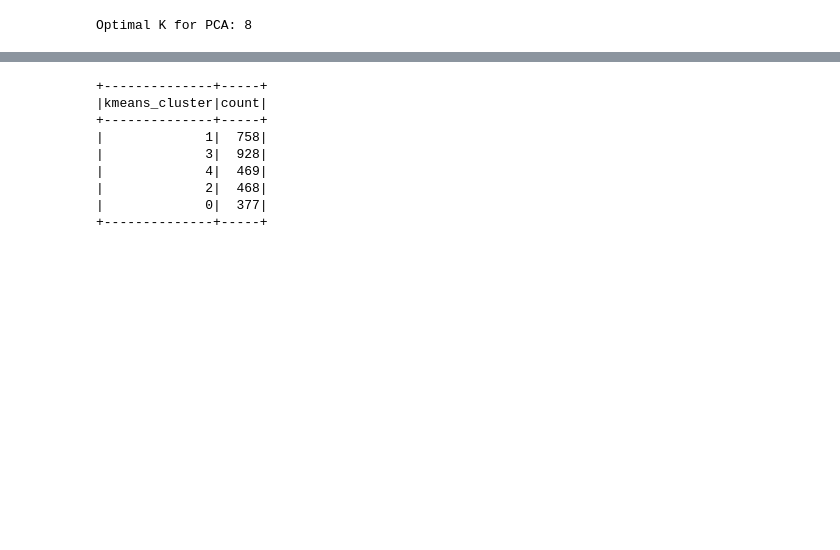
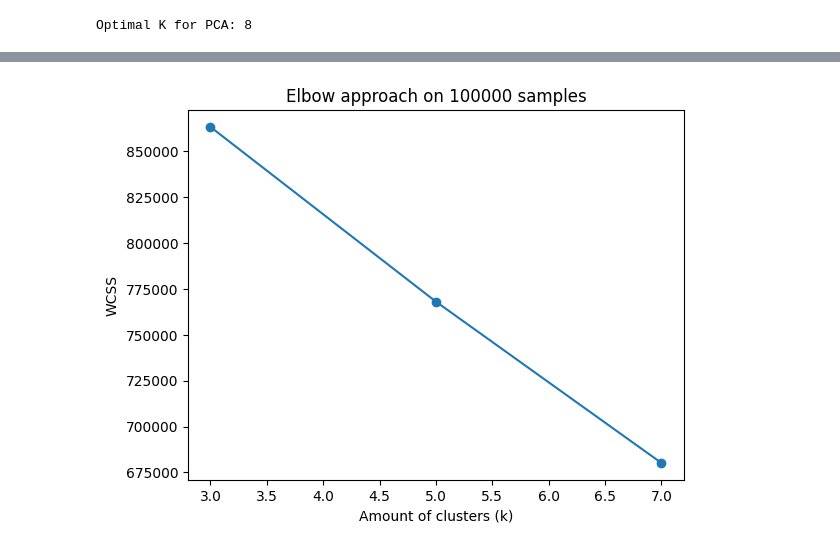
Before and after one commit to YPolina/Medicine, a Jupyter notebook: BELKA/ETL.ipynb, the cells around one changed output, grey strips where cells are left out. Cells and saved outputs as stored; diff of their text form; code cells hidden in the pictures; blank space fills up the shorter version.

```diff
--- a/BELKA/ETL.ipynb
+++ b/BELKA/ETL.ipynb
@@ -233,0 +335,9 @@ Traceback (most recent call last):
+# %%
+desc_columns = [col_name for col_name in flattened_data.columns if col_name != "id"]
+
+assembler = VectorAssembler(inputCols=desc_columns, outputCol="features")
+sampled_data_with_features = assembler.transform(flattened_data)
+# %%
+scaler = StandardScaler(inputCol="features", outputCol="scaled_features", withStd=True, withMean=True)
+scaler_model = scaler.fit(sampled_data_with_features)
+scaled_data = scaler_model.transform(sampled_data_with_features)
@@ -233,0 +348,4 @@ Traceback (most recent call last):
+# %%
+pca = PCA(k=8, inputCol="scaled_features", outputCol="pca_features")
+pca_model = pca.fit(scaled_data)
+reduced_data = pca_model.transform(scaled_data)
@@ -233,0 +359,26 @@ Traceback (most recent call last):
+# %%
+logging.basicConfig(level=logging.INFO, format="%(asctime)s - %(message)s")
+logger = logging.getLogger()
+
+costs = []
+ks = range(3, 8, 2)
+
+for k in ks:
+
+    logger.info(f"Starting clustering with k={k}")
+
+    try:
+        kmeans = KMeans(k=k, seed=42, featuresCol="pca_features", predictionCol="kmeans_cluster")
+        model = kmeans.fit(reduced_data)
+        clustered_data = model.transform(reduced_data)
+
+        wcss = model.summary.trainingCost
+
+        costs.append(wcss)
+
+        logger.info(f"WCSS for k={k}: {silhouette}")
+
+    except Exception as e:
+        logger.error(f"Error during clustering with k={k}: {e}")
+
+reduced_data.unpersist()
@@ -234,18 +393,8 @@ Traceback (most recent call last):
 # %%
 plt.plot(ks, costs, marker="o")
 plt.xlabel("Amount of clusters (k)")
-plt.ylabel("Silhouette Score")
-plt.title("Elbow approach on 3000 samples")
+plt.ylabel("WCSS")
+plt.title("Elbow approach on 100000 samples")
 plt.show()
+# %% [output]
+[figure, added]
-# %%
-clustered_data.groupBy("kmeans_cluster").count().show()
-# %% [output]
-+--------------+-----+
-|kmeans_cluster|count|
-+--------------+-----+
-|             1|  758|
-|             3|  928|
-|             4|  469|
-|             2|  468|
-|             0|  377|
-+--------------+-----+
```
Also changed, not shown: parts of 18 cells of this notebook.
